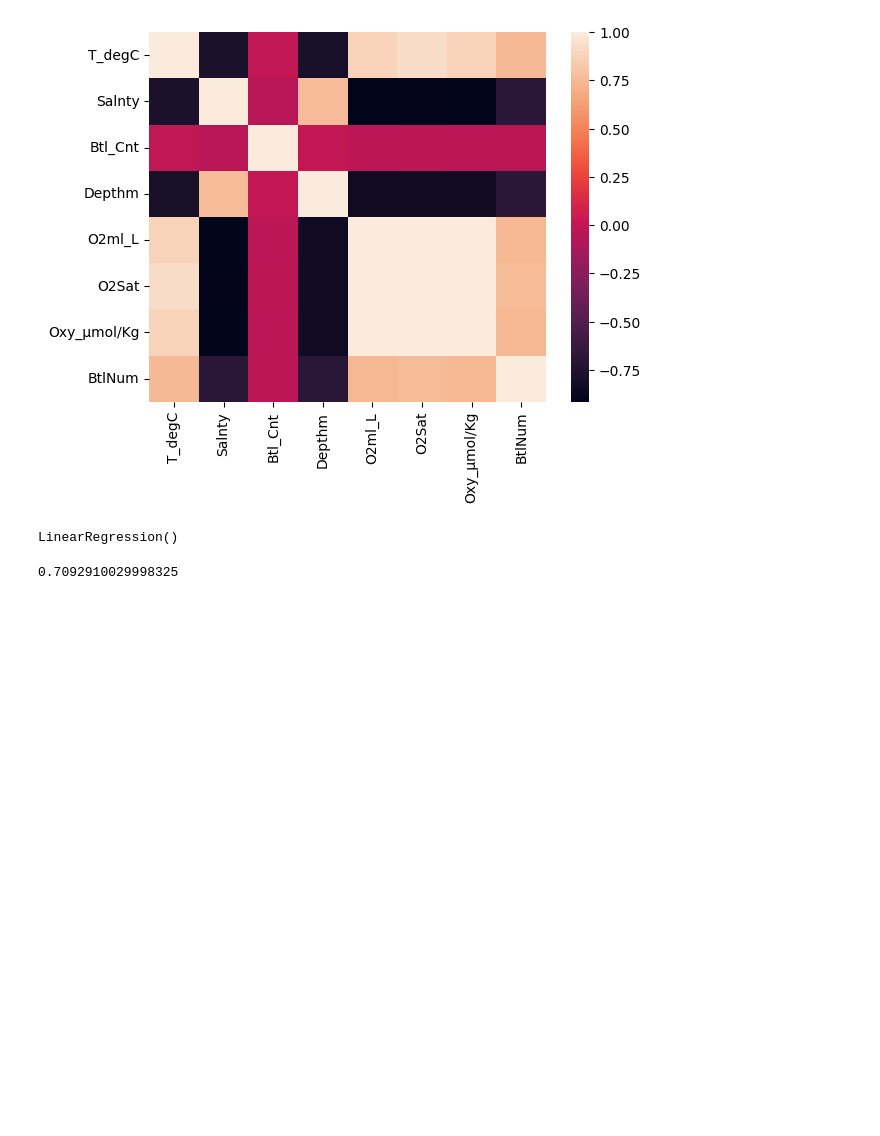
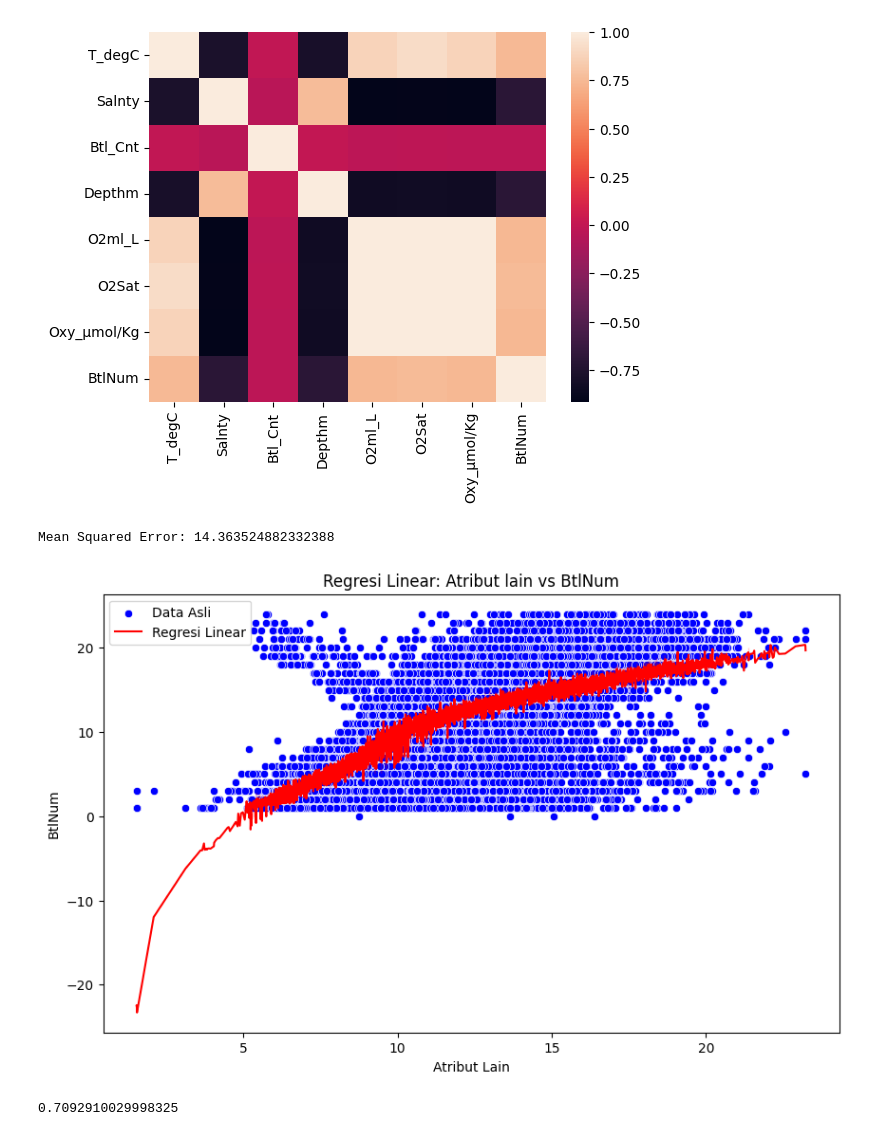
Before and after one commit to Falskeox/calcofi-kelompok, a Jupyter notebook: CalCofi8ATR.ipynb, the cells around one changed output. Saved outputs shown, nothing was run; the diff lists cells and outputs as text; code cells hidden in the pictures; blank space fills up the shorter version.

```diff
--- a/CalCofi8ATR.ipynb
+++ b/CalCofi8ATR.ipynb
@@ -33,13 +38,29 @@ sns.heatmap (doc.corr())
 # %%
 #Regresi yang menjadikan BtlNum sebagai target yang ingin diprediksi
 X = doc.drop(columns=['BtlNum'])
 y = doc['BtlNum']
 X_train, X_test, y_train, y_test = train_test_split(X, y, test_size=0.2, random_state=42)
 
 regresi = LinearRegression()
 regresi.fit(X_train, y_train)
+
+y_pred = regresi.predict(X_test)
+
+mse = mean_squared_error(y_test, y_pred)
+print("Mean Squared Error:", mse)
+
+
+plt.figure(figsize=(10, 6))
+sns.scatterplot(x=X_test['T_degC'], y=y_test, color='blue', label='Data Asli')
+sns.lineplot(x=X_test['T_degC'], y=y_pred, color='red', label='Regresi Linear')
+plt.xlabel("Atribut Lain")
+plt.ylabel("BtlNum")
+plt.title("Regresi Linear: Atribut lain vs BtlNum")
+plt.legend()
+plt.show()
 # %% [output]
-LinearRegression()
+Mean Squared Error: 14.363524882332388
+[figure, added]
 # %%
 #Slope
 regresi.coef_[0]
```
Also changed, not shown: parts of 3 cells of this notebook.
